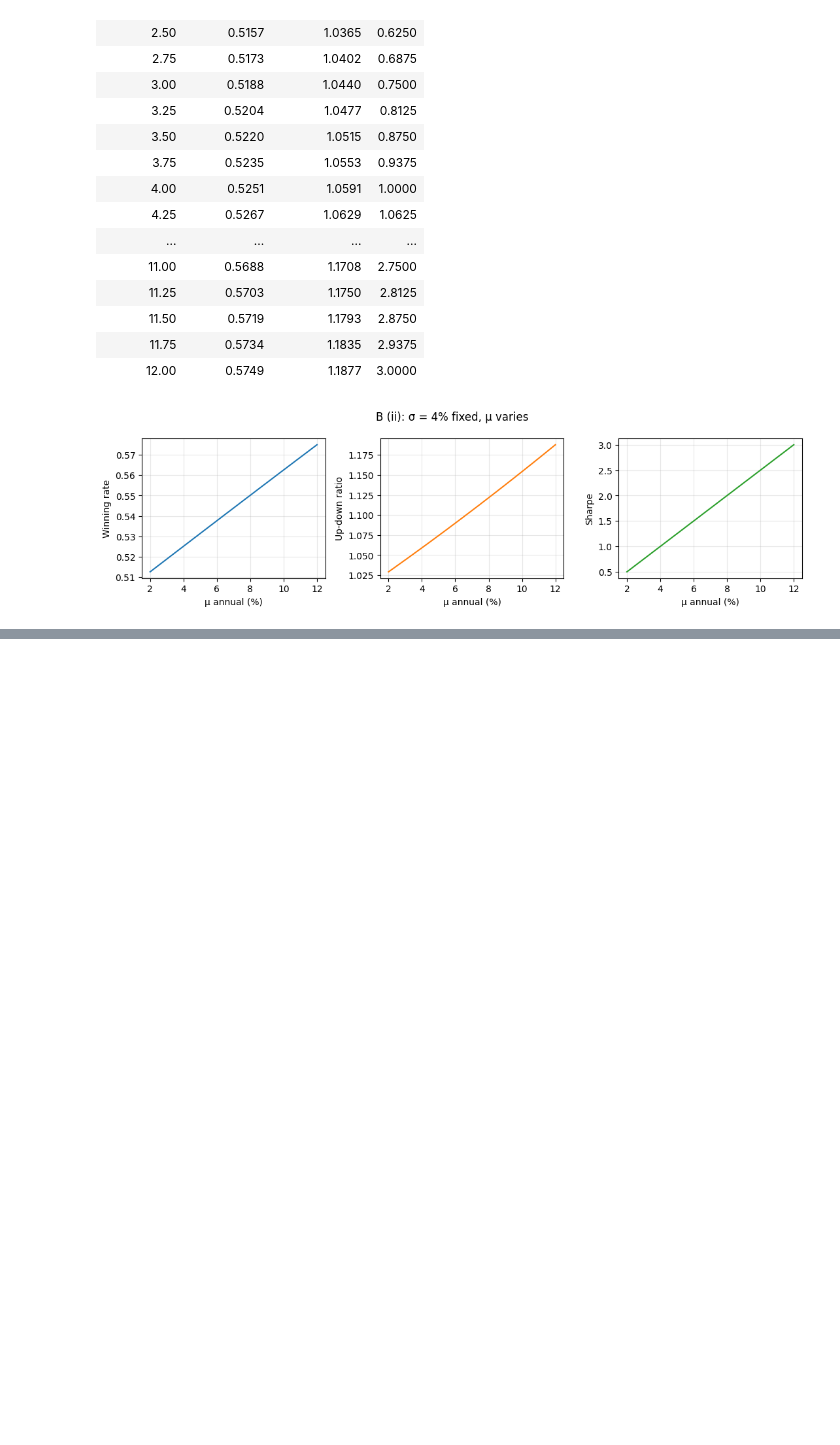
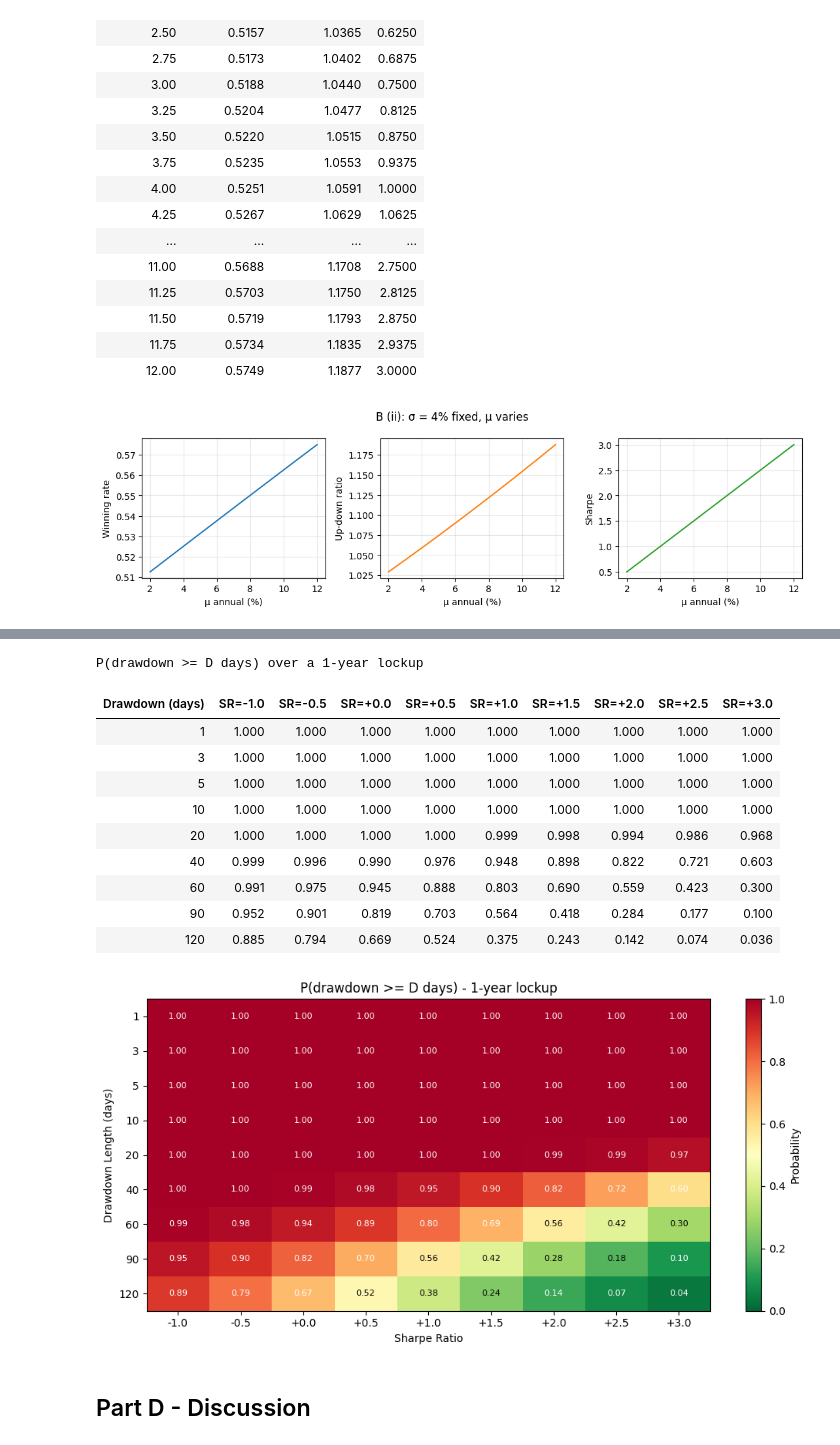
Before and after one commit to Nikhilesh-B/HW-Spring-2026, a Jupyter notebook: QIM/HW4/Homework4.ipynb, the cells around one changed output, grey strips where cells are left out. Drawn from its saved outputs; the diff is of its cells as text; code cells hidden in the pictures; blank space fills up the shorter version.

Commit message:
complete parts b(iii), c, and d for homework 4

```diff
--- a/QIM/HW4/Homework4.ipynb
+++ b/QIM/HW4/Homework4.ipynb
@@ -296,0 +459,69 @@ I am confused here.
+# %%
+sharpe_ratios = np.arange(-1.0, 3.5, 0.5)   # -1, -0.5, 0, ..., 3
+dd_lengths    = [1, 3, 5, 10, 20, 40, 60, 90, 120]
+sigma_fixed   = 0.04
+n_sims        = 100_000
+
+# Run simulation once per SR; reuse max_streak for all dd thresholds
+results = {}
+for sr in sharpe_ratios:
+    mu = sr * sigma_fixed
+    max_streak = simulate_max_drawdown_duration(mu, sigma_fixed,
+                                                 n_years=1, n_sims=n_sims, seed=42)
+    for ddl in dd_lengths:
+        results[(sr, ddl)] = np.mean(max_streak >= ddl)
+
+# Build DataFrame
+table_data = []
+for ddl in dd_lengths:
+    row = {"Drawdown (days)": ddl}
+    for sr in sharpe_ratios:
+        row[f"SR={sr:+.1f}"] = results[(sr, ddl)]
+    table_data.append(row)
+
+df_ciii = pd.DataFrame(table_data)
+
+sr_cols = [c for c in df_ciii.columns if c != "Drawdown (days)"]
+display(
+    df_ciii.style
+    .format({col: "{:.3f}" for col in sr_cols})
+    .hide(axis="index")
+    .set_caption("P(drawdown >= D days) over a 1-year lockup")
+)
+
+# Heatmap
+fig, ax = plt.subplots(figsize=(10, 5))
+heat_data = df_ciii[sr_cols].values.astype(float)
+im = ax.imshow(heat_data, aspect="auto", cmap="RdYlGn_r", vmin=0, vmax=1)
+ax.set_xticks(range(len(sr_cols)))
+ax.set_xticklabels([f"{sr:+.1f}" for sr in sharpe_ratios])
+ax.set_yticks(range(len(dd_lengths)))
+ax.set_yticklabels(dd_lengths)
+ax.set_xlabel("Sharpe Ratio")
+ax.set_ylabel("Drawdown Length (days)")
+ax.set_title("P(drawdown >= D days) - 1-year lockup")
+
+for i in range(len(dd_lengths)):
+    for j in range(len(sharpe_ratios)):
+        val = heat_data[i, j]
+        color = "white" if val > 0.6 or val < 0.15 else "black"
+        ax.text(j, i, f"{val:.2f}", ha="center", va="center", fontsize=8, color=color)
+
+fig.colorbar(im, ax=ax, label="Probability")
+fig.tight_layout()
+plt.show()
+# %% [output]
+P(drawdown >= D days) over a 1-year lockup
+| Drawdown (days) | SR=-1.0 | SR=-0.5 | SR=+0.0 | SR=+0.5 | SR=+1.0 | SR=+1.5 | SR=+2.0 | SR=+2.5 | SR=+3.0 |
+| 1 | 1.000 | 1.000 | 1.000 | 1.000 | 1.000 | 1.000 | 1.000 | 1.000 | 1.000 |
+| 3 | 1.000 | 1.000 | 1.000 | 1.000 | 1.000 | 1.000 | 1.000 | 1.000 | 1.000 |
+| 5 | 1.000 | 1.000 | 1.000 | 1.000 | 1.000 | 1.000 | 1.000 | 1.000 | 1.000 |
+| 10 | 1.000 | 1.000 | 1.000 | 1.000 | 1.000 | 1.000 | 1.000 | 1.000 | 1.000 |
+| 20 | 1.000 | 1.000 | 1.000 | 1.000 | 0.999 | 0.998 | 0.994 | 0.986 | 0.968 |
+| 40 | 0.999 | 0.996 | 0.990 | 0.976 | 0.948 | 0.898 | 0.822 | 0.721 | 0.603 |
+| 60 | 0.991 | 0.975 | 0.945 | 0.888 | 0.803 | 0.690 | 0.559 | 0.423 | 0.300 |
+| 90 | 0.952 | 0.901 | 0.819 | 0.703 | 0.564 | 0.418 | 0.284 | 0.177 | 0.100 |
+| 120 | 0.885 | 0.794 | 0.669 | 0.524 | 0.375 | 0.243 | 0.142 | 0.074 | 0.036 |
+[figure, added]
+# %% [markdown]
+## Part D - Discussion
```
Also changed, not shown: parts of 13 cells of this notebook.
